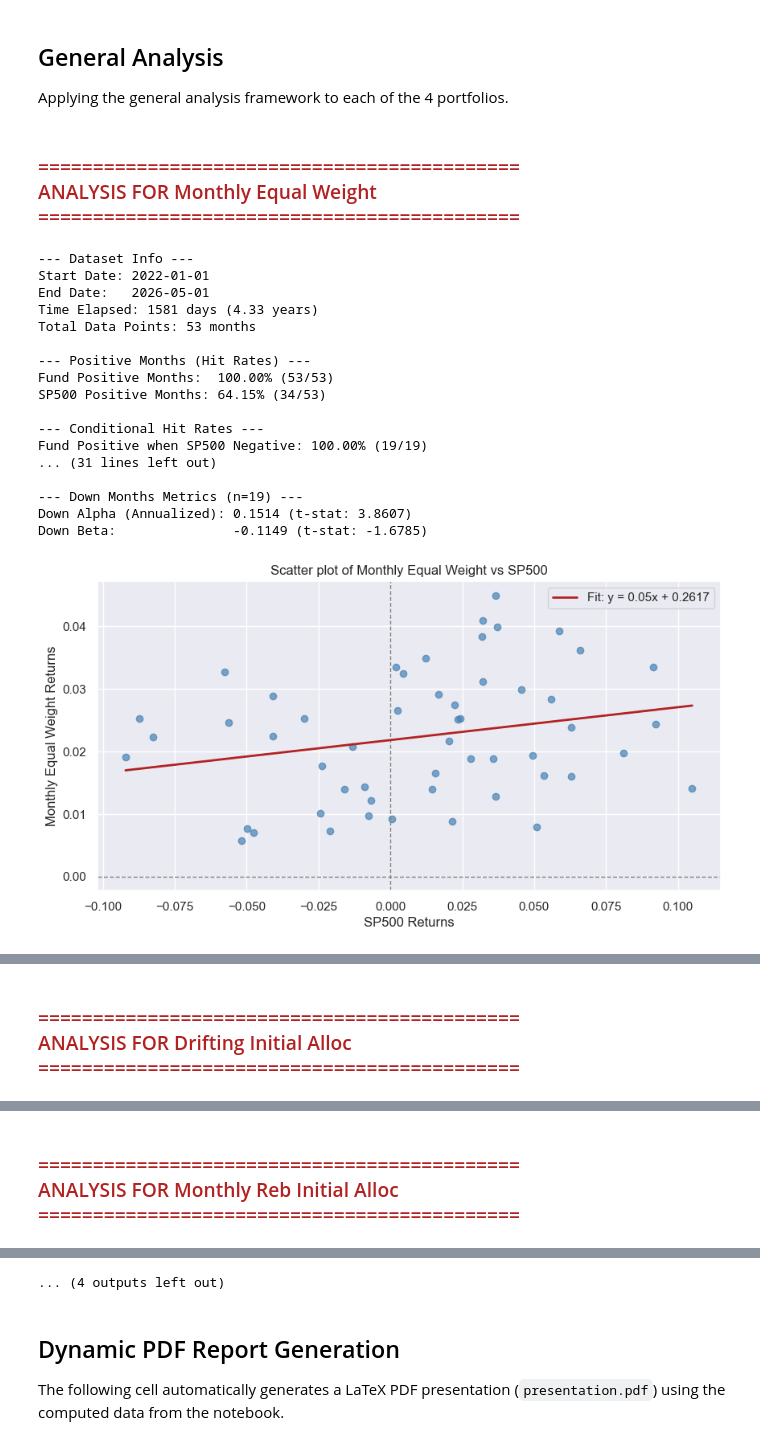
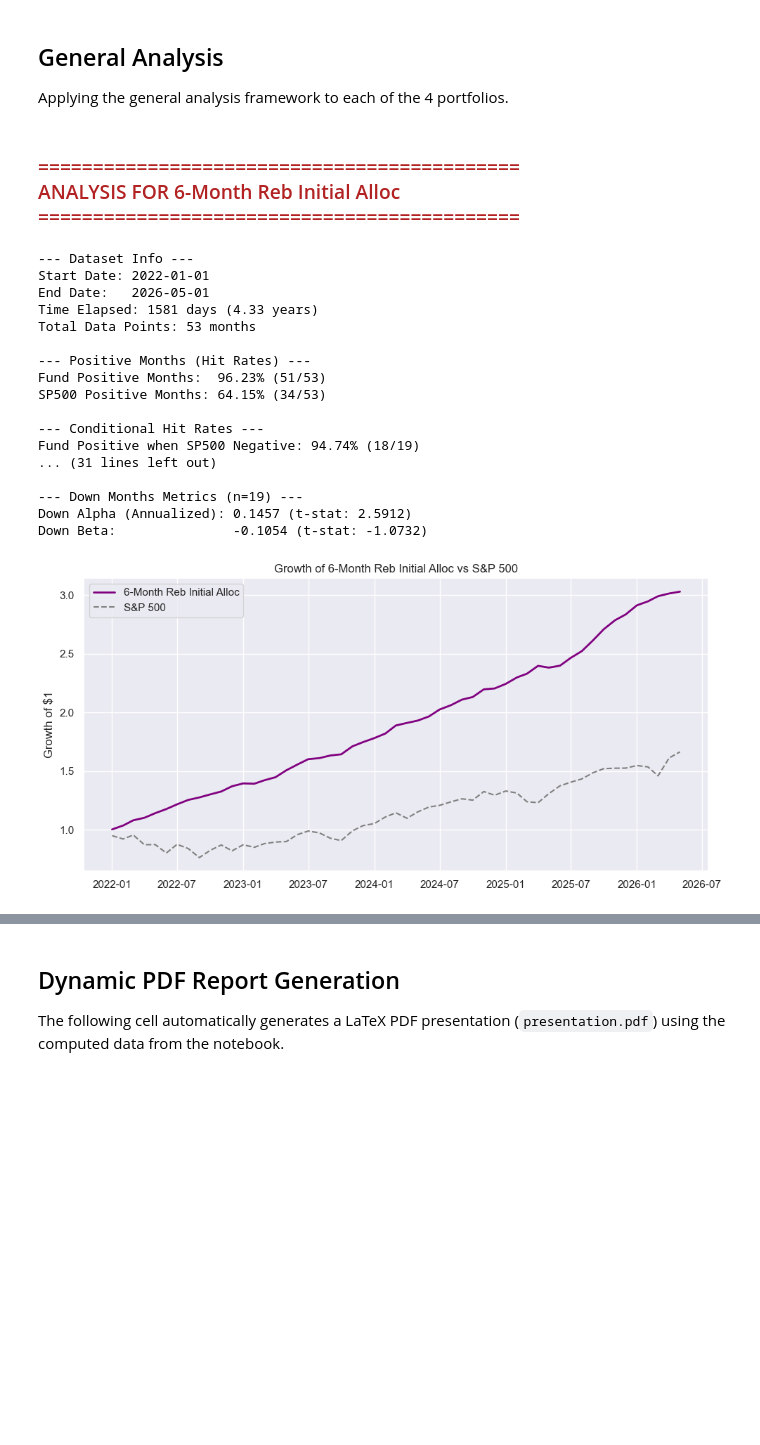
Before and after one commit to arthurdhonneur7/athenee_hf_portfolio, a Jupyter notebook: target_pflio.ipynb, the cells around one changed output, grey strips where cells are left out. Drawn from its saved outputs; the diff is of its cells as text; code cells hidden in the pictures; blank space fills up the shorter version.

```diff
--- a/target_pflio.ipynb
+++ b/target_pflio.ipynb
@@ -384,7 +385,8 @@ allocations = {
     'arr': 1,
     'r_squared': 1.0,
     'shiprock': 1.0,
-    'grasshoper': 2.0,
+    # 'grasshoper': 2.0,
+    'smithson':1,
     # 'edge_capital': 1.0
     '26_miles': 1.0,
     'adar1':1,
@@ -433,25 +435,37 @@ for i in range(len(df_funds)):
 
 returns_6m_series = pd.Series(returns_6m, index=df_funds.index)
 
+show_all_portfolios = False
+
 # Combine all portfolios
-portfolios_df = pd.DataFrame({
+all_portfolios_df = pd.DataFrame({
     'Monthly Equal Weight': eq_portfolio_return,
     'Drifting Initial Alloc': drifting_return,
     'Monthly Reb Initial Alloc': monthly_reb_return,
     '6-Month Reb Initial Alloc': returns_6m_series
 })
 
-portfolios_df.dropna(inplace=True)
+all_portfolios_df.dropna(inplace=True)
 
-# Plot cumulative returns of the portfolios
-cum_portfolios = (1 + portfolios_df).cumprod()
+# Plot cumulative returns of the portfolios (ALWAYS SHOW ALL 4)
+cum_portfolios = (1 + all_portfolios_df).cumprod()
 plt.figure(figsize=(12, 6))
 for col in cum_portfolios.columns:
     plt.plot(cum_portfolios.index, cum_portfolios[col], label=col, linewidth=2)
+
 plt.title('Cumulative Returns of the 4 Portfolios')
 plt.ylabel('Growth of $1')
 plt.legend()
+import os
+os.makedirs('report', exist_ok=True)
+plt.savefig('report/4_strategies_growth.pdf', bbox_inches='tight')
 plt.show()
 
+# Set portfolios_df based on the boolean flag to control downstream statistics
+if show_all_portfolios:
+    portfolios_df = all_portfolios_df
+else:
+    portfolios_df = all_portfolios_df[['6-Month Reb Initial Alloc']]
+
 portfolios_df.head()
 # %% [output]
@@ -636,7 +692,22 @@ for port_name in portfolios_df.columns:
         print(f"Down Alpha (Annualized): {model_down.params['const'] * 12:.4f} (t-stat: {model_down.tvalues['const']:.4f})")
         print(f"Down Beta:               {model_down.params['sp500']:.4f} (t-stat: {model_down.tvalues['sp500']:.4f})")
 
-    # Plots
+
+    # Plot Growth vs S&P 500
+    cum_p = (1 + fund_aligned).cumprod()
+    cum_s = (1 + sp500_aligned).cumprod()
+    plt.figure(figsize=(10, 5))
+    plt.plot(cum_p.index, cum_p, label=port_name, color='purple', linewidth=2)
+    plt.plot(cum_s.index, cum_s, label='S&P 500', color='grey', linewidth=1.5, linestyle='--')
+    plt.title(f'Growth of {port_name} vs S&P 500')
+    plt.ylabel('Growth of $1')
+    plt.legend()
+    plt.tight_layout()
+    safe_name = port_name.replace(' ', '_').replace('-', '_').lower()
+    plt.savefig(f'report/growth_{safe_name}_vs_sp500.pdf', bbox_inches='tight')
+    plt.show()
+
+    # Plots (Scatter)
     plt.figure(figsize=(10, 5))
     plt.scatter(sp500_aligned, fund_aligned, alpha=0.7, color='steelblue')
     plt.axvline(0, color='grey', linestyle='--', linewidth=1)
@@ -649,6 +720,8 @@ for port_name in portfolios_df.columns:
     y_vals = model.params['sp500'] * x_vals + model.params['const']
     plt.plot(x_vals, y_vals, color='firebrick', linewidth=2, label=f"Fit: y = {model.params['sp500']:.2f}x + {model.params['const'] * 12:.4f}")
     plt.legend()
+    safe_name = port_name.replace(' ', '_').replace('-', '_').lower()
+    plt.savefig(f'report/scatter_{safe_name}_vs_sp500.pdf', bbox_inches='tight')
     plt.show()
 
     # Rolling Metrics
@@ -671,36 +744,36 @@ for port_name in portfolios_df.columns:
         axes[1].plot(roll_model_24.params['sp500'], label='24-Month', color='firebrick')
         axes[1].axhline(1, color='grey', linestyle='--')
         axes[1].axhline(0, color='grey', linestyle=':')
         axes[1].set_title(f'Rolling Beta')
         axes[1].legend()
 
         axes[2].plot(roll_model_12.params['const']*12, label='12-Month', color='steelblue')
         axes[2].plot(roll_model_24.params['const']*12, label='24-Month', color='firebrick')
         axes[2].axhline(0, color='grey', linestyle='--')
         axes[2].set_title(f'Rolling Annualized Alpha')
         axes[2].legend()
 
         plt.tight_layout()
         plt.show()
 # %% [output]
 ============================================
-ANALYSIS FOR Monthly Equal Weight
+ANALYSIS FOR 6-Month Reb Initial Alloc
 ============================================
 --- Dataset Info ---
 Start Date: 2022-01-01
 End Date:   2026-05-01
 Time Elapsed: 1581 days (4.33 years)
 Total Data Points: 53 months
 
 --- Positive Months (Hit Rates) ---
-Fund Positive Months:  100.00% (53/53)
+Fund Positive Months:  96.23% (51/53)
 SP500 Positive Months: 64.15% (34/53)
 
 --- Conditional Hit Rates ---
-Fund Positive when SP500 Negative: 100.00% (19/19)
+Fund Positive when SP500 Negative: 94.74% (18/19)
 ... (31 lines left out)
 
 --- Down Months Metrics (n=19) ---
-Down Alpha (Annualized): 0.1514 (t-stat: 3.8607)
-Down Beta:               -0.1149 (t-stat: -1.6785)
+Down Alpha (Annualized): 0.1457 (t-stat: 2.5912)
+Down Beta:               -0.1054 (t-stat: -1.0732)
-[figure, old version]
+[figure, new version]
@@ -708,3 +780,0 @@ Down Beta:               -0.1149 (t-stat: -1.6785)
-============================================
-ANALYSIS FOR Drifting Initial Alloc
-============================================
@@ -730,3 +781,0 @@ Down Beta:               -0.0639 (t-stat: -0.7272)
-============================================
-ANALYSIS FOR Monthly Reb Initial Alloc
-============================================
@@ -752,4 +782,3 @@ Down Beta:               -0.0555 (t-stat: -0.6429)
-... (4 outputs left out)
 # %% [markdown]
 ## Dynamic PDF Report Generation
 The following cell automatically generates a LaTeX PDF presentation (`presentation.pdf`) using the computed data from the notebook.
```
Also changed, not shown: parts of 9 cells of this notebook, 19 other files.
